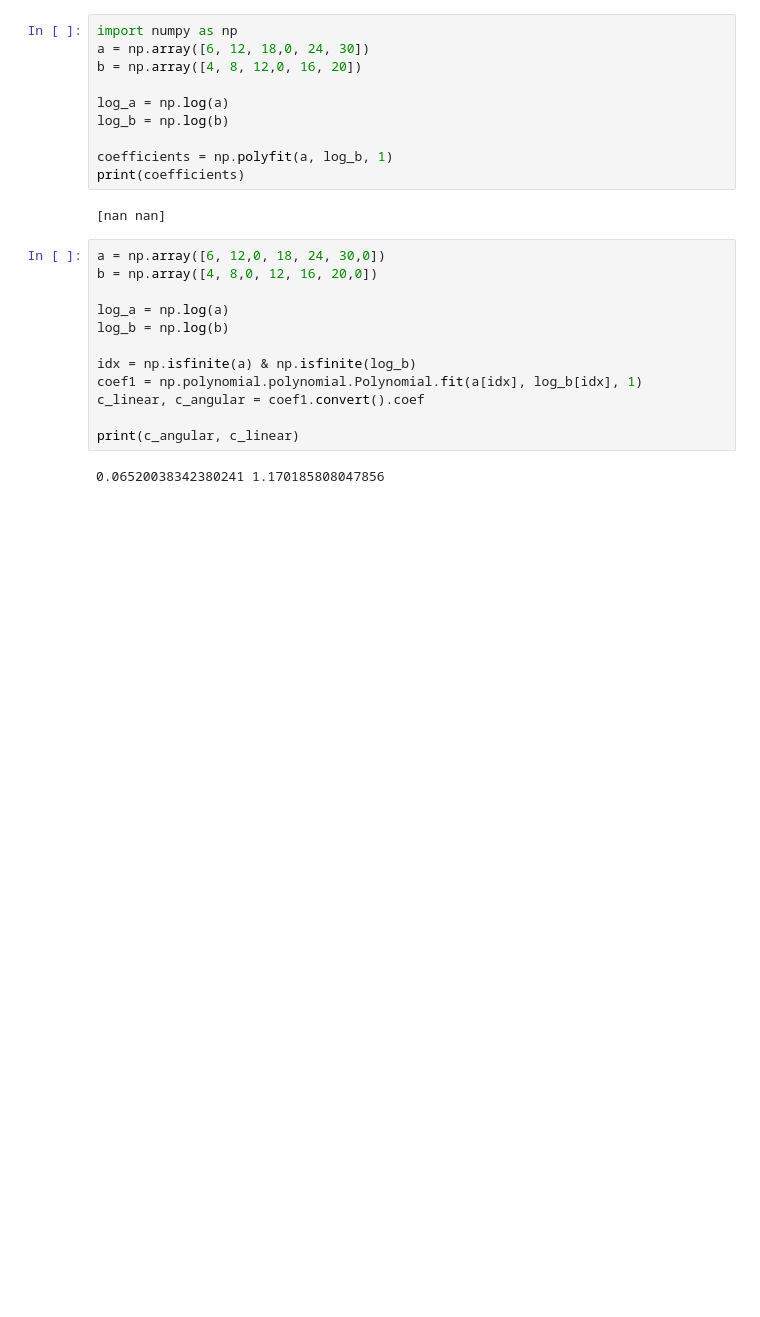
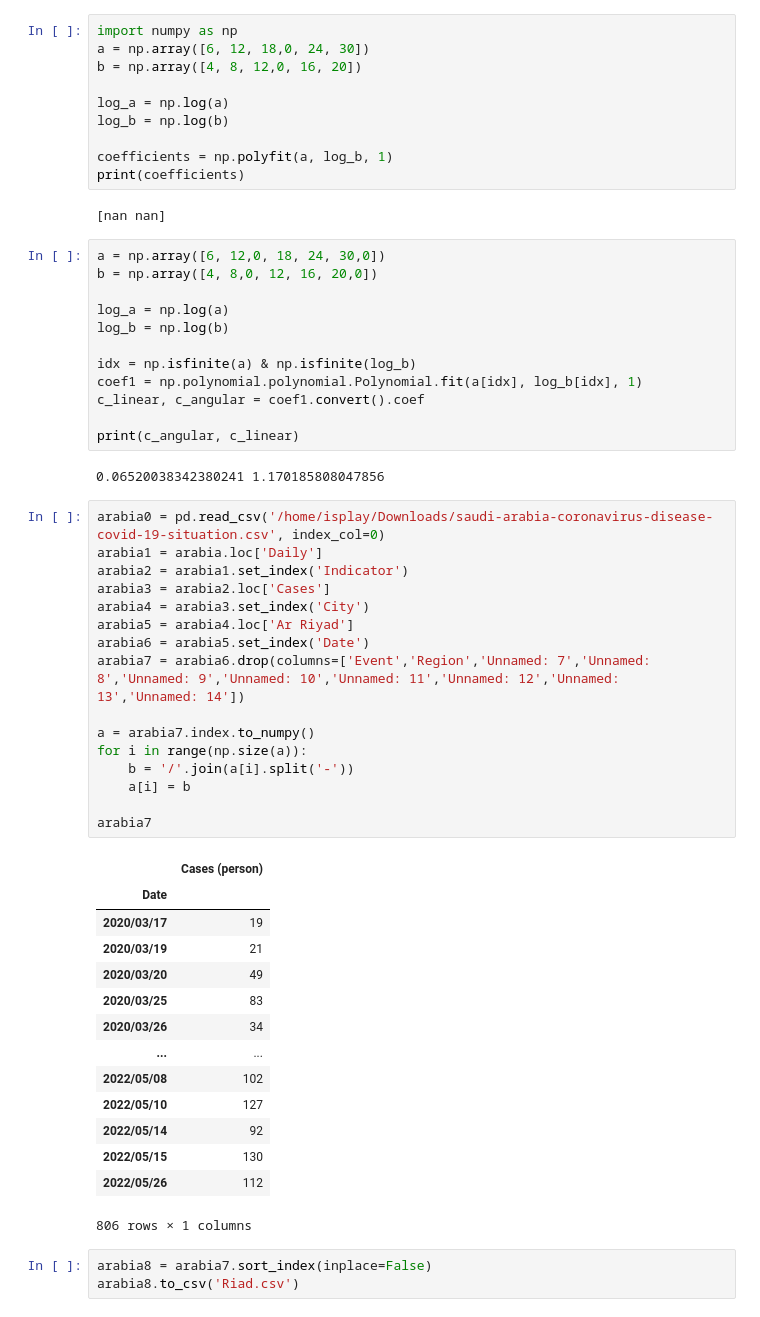
Before and after one commit to isplay/projeto_propagacao_epidemias, a Jupyter notebook: Códigos/Laboratório.ipynb, the cells around one changed output. Saved outputs shown, nothing was run; the diff lists cells and outputs as text; blank space fills up the shorter version.

```diff
--- a/Códigos/Laboratório.ipynb
+++ b/Códigos/Laboratório.ipynb
@@ -357,3 +357,37 @@ c_linear, c_angular = coef1.convert().coef
 print(c_angular, c_linear)
 # %% [output]
 0.06520038342380241 1.170185808047856
+# %%
+arabia0 = pd.read_csv('/home/isplay/Downloads/saudi-arabia-coronavirus-disease-covid-19-situation.csv', index_col=0)
+arabia1 = arabia.loc['Daily']
+arabia2 = arabia1.set_index('Indicator')
+arabia3 = arabia2.loc['Cases']
+arabia4 = arabia3.set_index('City')
+arabia5 = arabia4.loc['Ar Riyad']
+arabia6 = arabia5.set_index('Date')
+arabia7 = arabia6.drop(columns=['Event','Region','Unnamed: 7','Unnamed: 8','Unnamed: 9','Unnamed: 10','Unnamed: 11','Unnamed: 12','Unnamed: 13','Unnamed: 14'])
+
+a = arabia7.index.to_numpy()
+for i in range(np.size(a)):
+    b = '/'.join(a[i].split('-'))
+    a[i] = b
+
+arabia7
+# %% [output]
+|  | Cases (person) |
+| Date |  |
+| 2020/03/17 | 19 |
+| 2020/03/19 | 21 |
+| 2020/03/20 | 49 |
+| 2020/03/25 | 83 |
+| 2020/03/26 | 34 |
+| ... | ... |
+| 2022/05/08 | 102 |
+| 2022/05/10 | 127 |
+| 2022/05/14 | 92 |
+| 2022/05/15 | 130 |
+| 2022/05/26 | 112 |
+806 rows × 1 columns
+# %%
+arabia8 = arabia7.sort_index(inplace=False)
+arabia8.to_csv('Riad.csv')
```
Also changed, not shown: parts of 4 cells of this notebook, 6 other files.
